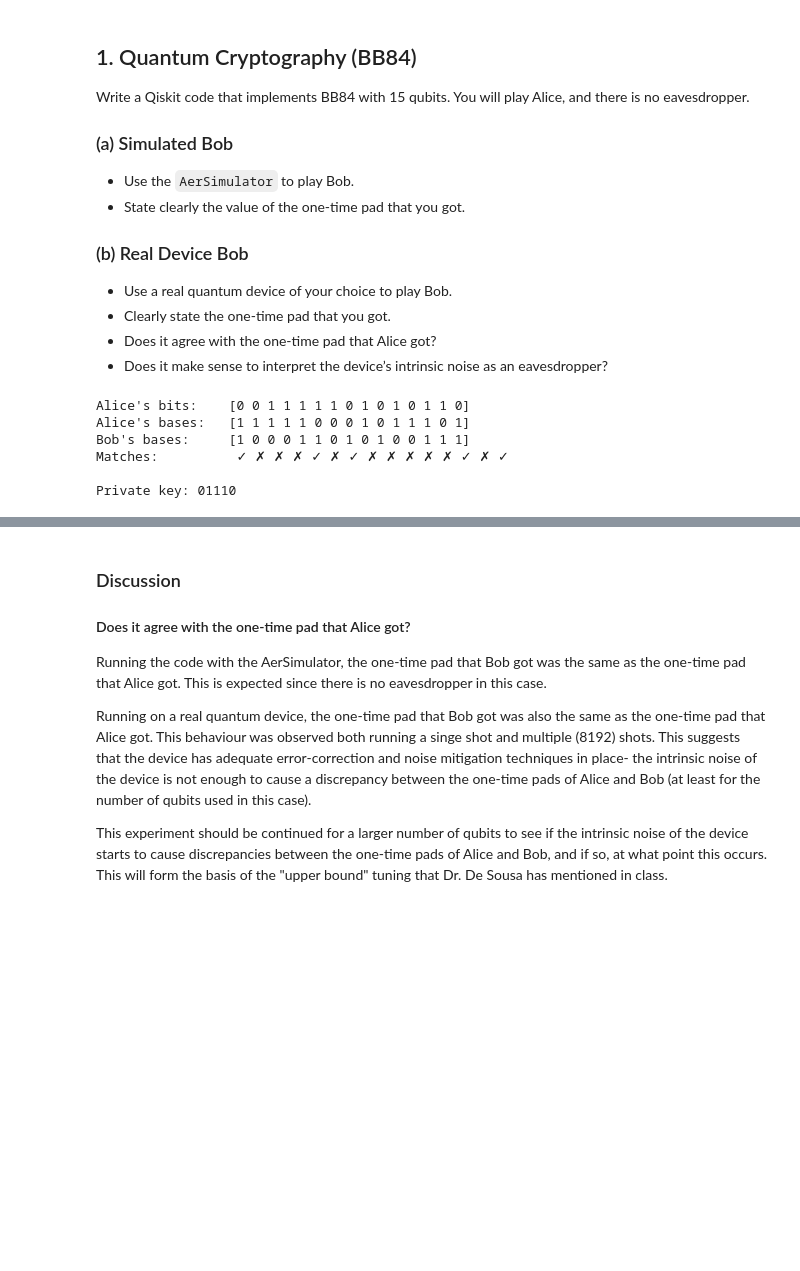
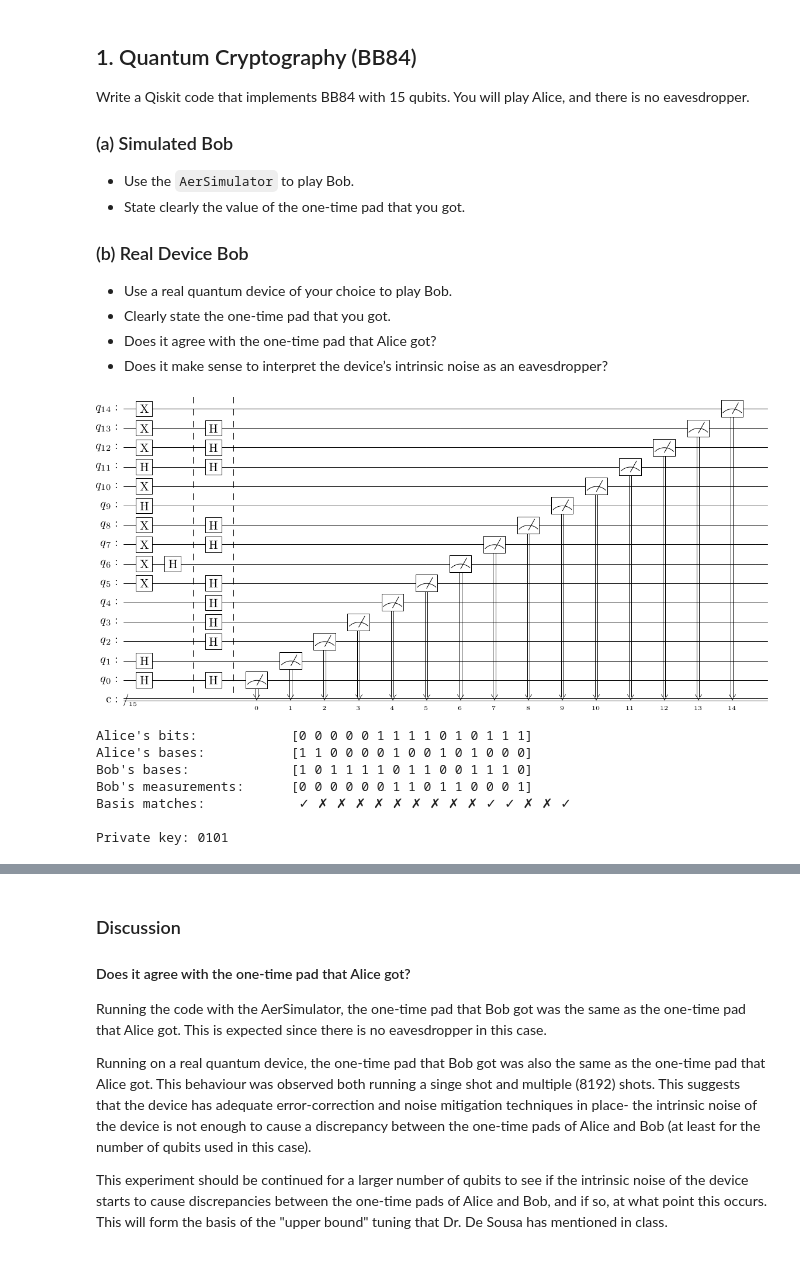
Before and after one commit to isaac-preyser/PHYS223, a Jupyter notebook: assignments/a5/a5.ipynb, the cells around one changed output, grey strips where cells are left out. Saved outputs shown, nothing was run; the diff lists cells and outputs as text; code cells hidden in the pictures; blank space fills up the shorter version.

Commit message:
updated Q1 to actually use quantum computer rather than faking measurements via array copies.

```diff
--- a/assignments/a5/a5.ipynb
+++ b/assignments/a5/a5.ipynb
@@ -77,9 +77,7 @@ alice_bits = np.random.randint(2, size=qubit_count)
 # Generate Bob's bases
 bob_bases = np.random.randint(2, size=qubit_count)
 
-print("Alice's bits:\t", alice_bits)
-print("Alice's bases:\t", alice_bases)
-print("Bob's bases:\t", bob_bases)
+
 
 
 # Create a quantum circuit to represent the qubits
@@ -88,40 +86,57 @@ bb84 = QuantumCircuit(qubit_count, qubit_count)
 
 # Alice prepares the qubits:
 for i in range(qubit_count):
     if alice_bits[i] == 1:
         bb84.x(i) # |0> -> |1>, triggers iff. the bit is 1
     if alice_bases[i] == 1:
         bb84.h(i) # changes the measurement basis to the Hadamard basis if the basis is specified as logical 1.
 
+bb84.barrier()
+
 # Bob Measures:
 for i in range(qubit_count):
     if bob_bases[i] == 1:
         bb84.h(i)
 
+bb84.barrier()
+
 bb84.measure(range(qubit_count), range(qubit_count))
 
+display(bb84.draw('latex', reverse_bits=True))
 # Run the simulation
 simulator = AerSimulator()
-result = simulator.run(bb84).result()
+result = simulator.run(bb84, memory=True).result()
+
+print("Alice's bits:\t\t", alice_bits)
+print("Alice's bases:\t\t", alice_bases)
+print("Bob's bases:\t\t", bob_bases)
+
+bob_measurements = result.get_memory()
+bob_bits = bob_measurements[0]
+formatted_bits = ' '.join(bob_bits)
+formatted_bits = formatted_bits[::-1] # reverse the order of the bits to match the qubits
+print("Bob's measurements:\t [" + formatted_bits + "]")
 
 # We need to figure out which qubits Bob measured in the same basis as Alice
 
 private_key = ''
 for i in range(qubit_count):
     if alice_bases[i] == bob_bases[i]:
-        private_key += str(alice_bits[i]) # if the bases match, we can add the bit to the private key
+        private_key += str(bob_measurements[0][(qubit_count - 1) - i]) # if the bases match, we can add the bit to the private key. We have to do (qubit_count - 1) - i because the qubits are stored in reverse order in the memory.
 
 # Print the results
 matches = ['✓' if alice_bases[i] == bob_bases[i] else '✗' for i in range(qubit_count)]
 matches = ' '.join(matches)
-print("Matches:\t ", matches,)
+print("Basis matches:\t\t ", matches,)
 
 print("\nPrivate key:", private_key)
 # %% [output]
+[figure, added]
-Alice's bits:    [0 0 1 1 1 1 1 0 1 0 1 0 1 1 0]
-Alice's bases:   [1 1 1 1 1 0 0 0 1 0 1 1 1 0 1]
-Bob's bases:     [1 0 0 0 1 1 0 1 0 1 0 0 1 1 1]
-Matches:          ✓ ✗ ✗ ✗ ✓ ✗ ✓ ✗ ✗ ✗ ✗ ✗ ✓ ✗ ✓
+Alice's bits:            [0 0 0 0 0 1 1 1 1 0 1 0 1 1 1]
+Alice's bases:           [1 1 0 0 0 0 1 0 0 1 0 1 0 0 0]
+Bob's bases:             [1 0 1 1 1 1 0 1 1 0 0 1 1 1 0]
+Bob's measurements:      [0 0 0 0 0 0 1 1 0 1 1 0 0 0 1]
+Basis matches:            ✓ ✗ ✗ ✗ ✗ ✗ ✗ ✗ ✗ ✗ ✓ ✓ ✗ ✗ ✓
 
-Private key: 01110
+Private key: 0101
 # %%
```
Also changed, not shown: parts of 3 cells of this notebook.
